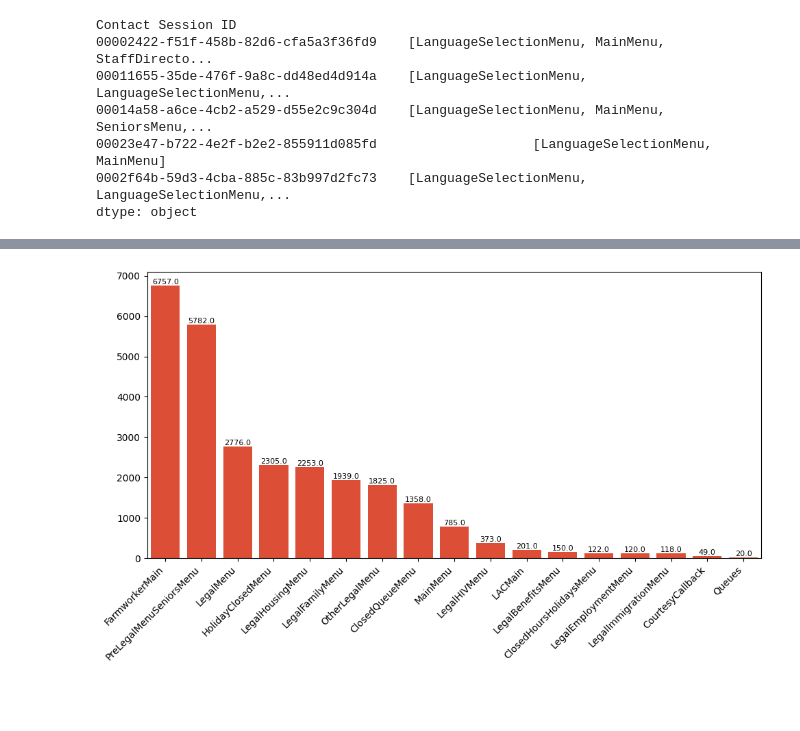
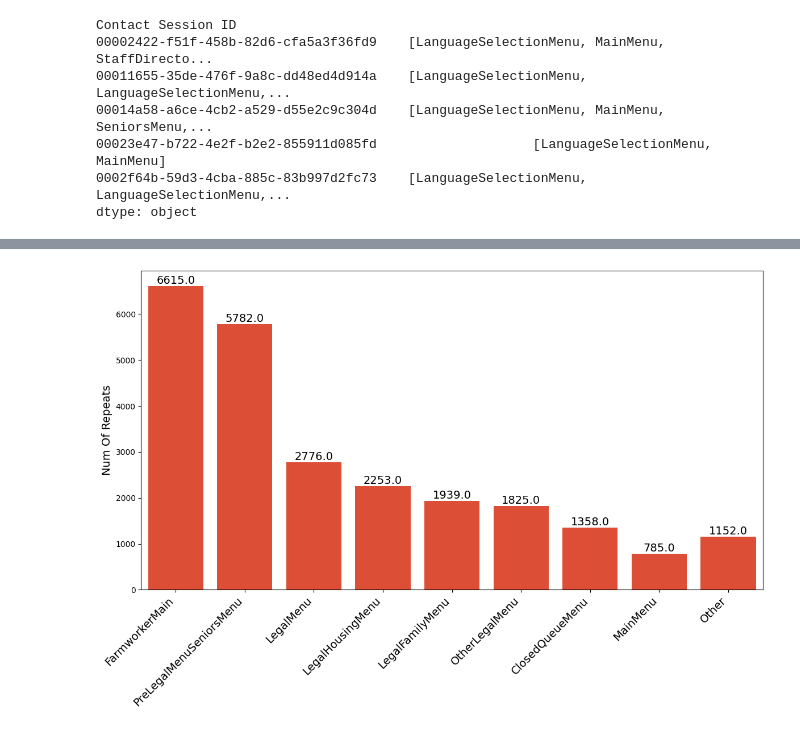
Before and after one commit to arvindkrishna87/STAT390_SP25_LegalAid, a Jupyter notebook: Manual improvements (redundancies)/Exploring Dataset.ipynb, the cells around one changed output, grey strips where cells are left out. Saved outputs shown, nothing was run; the diff lists cells and outputs as text; code cells hidden in the pictures; blank space fills up the shorter version.

```diff
--- a/Manual improvements (redundancies)/Exploring Dataset.ipynb
+++ b/Manual improvements (redundancies)/Exploring Dataset.ipynb
@@ -195 +195,4 @@ flow_journey.drop(index=list(set(flow_journey.index)-set(act_journey.index)), in
+# %%
+#if the only activity a caller goes to is language selection, their only flow should be LACMain, removes some instances of double counting
+flow_journey[act_journey[act_journey.apply(lambda x: set(x)=={'LanguageSelectionMenu'})].index] = flow_journey[act_journey[act_journey.apply(lambda x: set(x)=={'LanguageSelectionMenu'})].index].apply(lambda x: ['LACMain'])
 # %%
@@ -302,28 +281,13 @@ total_flow_cause_count={key: value for key, value in total_flow_cause_count.item
 
 #sorts and converts to a series
 total_flow_cause_count=pd.Series(total_flow_cause_count).sort_values(ascending=False)
+condesed_num_cause_flows = total_flow_cause_count[total_flow_cause_count>400]
+condesed_num_cause_flows=pd.concat([condesed_num_cause_flows,pd.Series(total_flow_cause_count[total_flow_cause_count<400].sum(),
+                                                                                       index=['Other'])])
 # %%
-#graph
-plt.figure(figsize=(10, 6))
-ax=sns.barplot(total_flow_cause_count, color='#f73c1b')
-for p in ax.patches:
-    height = p.get_height()
-    if not np.isnan(height) and height > 0:
-        ax.text(
-            p.get_x() + p.get_width() / 2,
-            height,
-            f'{height:.1f}',
-            ha='center',
-            va='bottom',
-            fontsize=8  # 👈 Smaller font size for numbers
-        )
-
-ax.set_xticklabels(ax.get_xticklabels(), rotation=45, ha='right')
-
-plt.tight_layout()
-plt.show()
+bar_graph(condesed_num_cause_flows)
 # %% [output]
-[figure, old version]
+[figure, new version]
 # %%
 #exact same as above function but for activities
 #everthing else below is the same
```
Also changed, not shown: parts of 44 cells of this notebook.
